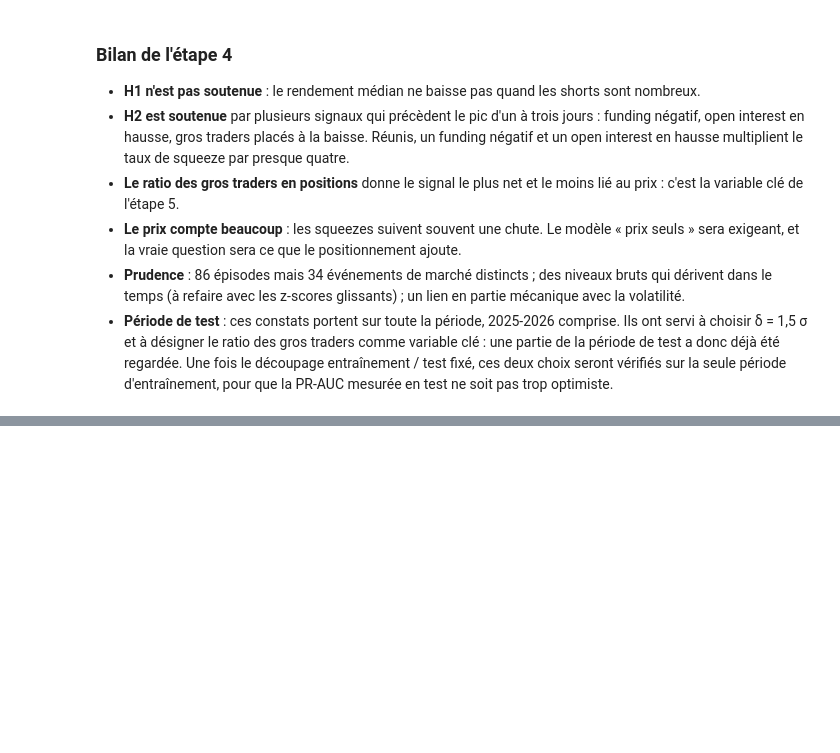
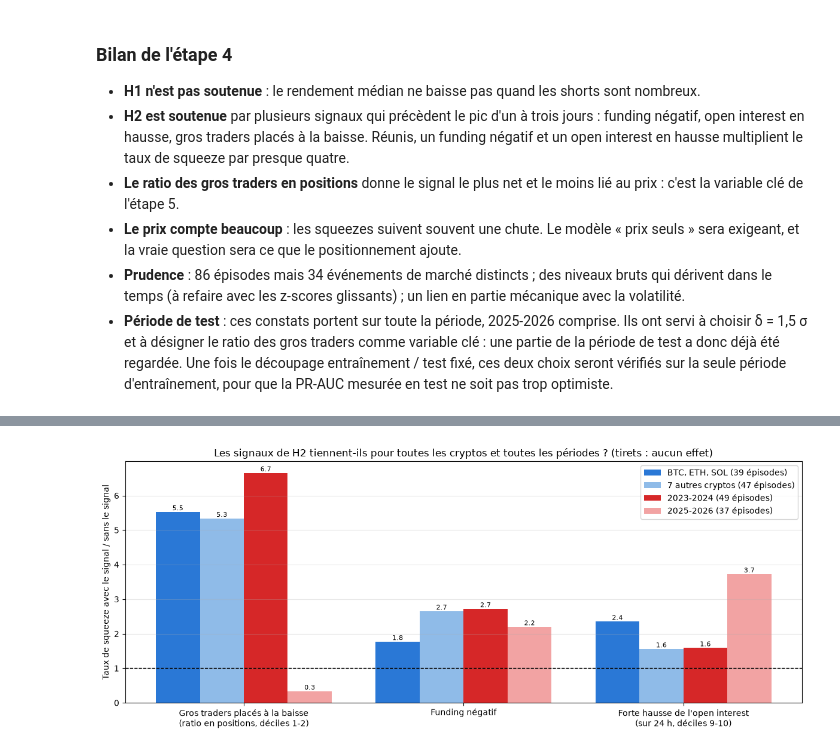
Before and after one commit to Ethanyounes/Ensae-Data-Science, a Jupyter notebook: rapport.ipynb, the cells around one changed output, grey strips where cells are left out. Cells and saved outputs as stored; diff of their text form; code cells hidden in the pictures; blank space fills up the shorter version.

Commit message:
Étape 5 : robustesse des signaux par crypto et par période, Fear & Greed, Binance contre Bybit

```diff
--- a/rapport.ipynb
+++ b/rapport.ipynb
@@ -754,0 +773,5 @@ Avec δ = 1,2 σ, le tableau est presque identique à celui obtenu avec δ = 1,5
+# %%
+effets = descriptif.effet_des_signaux(variables, episodes_cible)
+descriptif.graphique_effet_des_signaux(effets)
+# %% [output]
+[figure, added]
```
Also changed, not shown: parts of 12 cells of this notebook, 2 other files.
